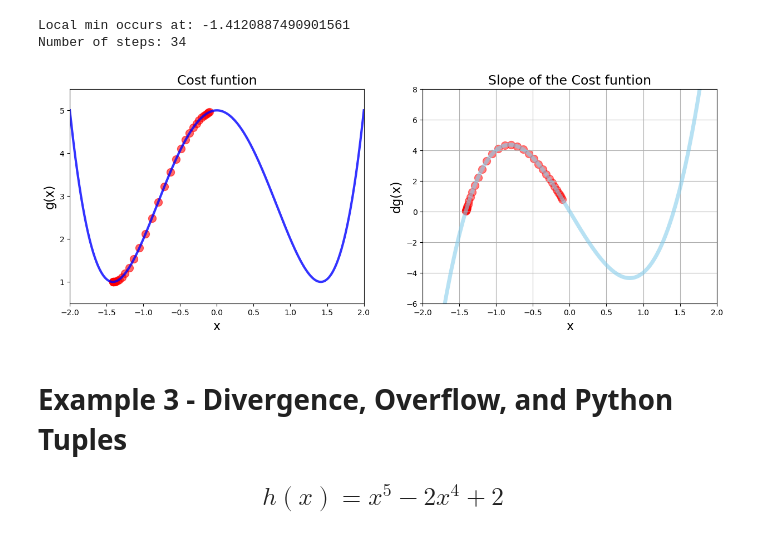
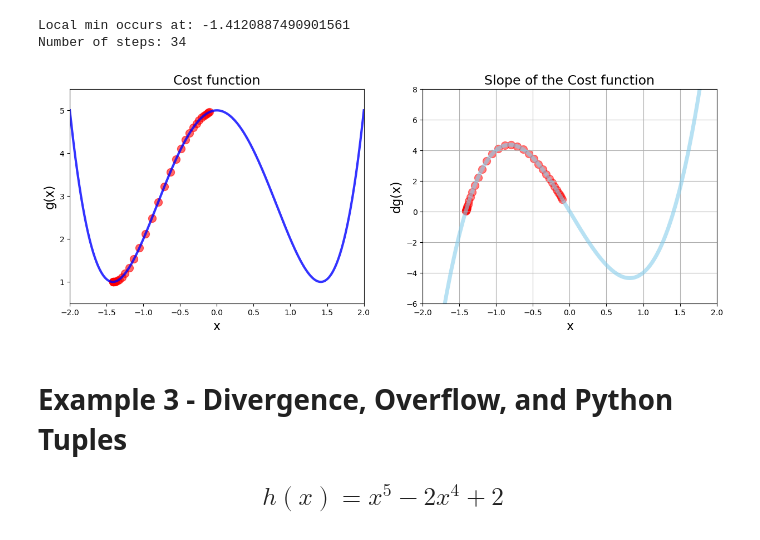
Before and after one commit to JonniiRingo/Datafest_Nuvon, a Jupyter notebook: 03 Gradient Descent.ipynb, the cells around one changed output. Cells and saved outputs as stored; diff of their text form; code cells hidden in the pictures.

```diff
--- a/03 Gradient Descent.ipynb
+++ b/03 Gradient Descent.ipynb
@@ -275,36 +275,36 @@ Number of steps: 34
 # Calling gradient descent function
 local_min, x_list, deriv_list = gradient_descent(derivative_func=dg,initial_guess =  -0.1)
 # Plot functinon derivative and scatter plot side by side
 
 plt.figure(figsize=[15, 5])
 # 1 chart: cost function
 plt.subplot(1, 2, 1)
 
 plt.xlim([-2,2])
 plt.ylim(0.5, 5.5)
 
-plt.title('Cost funtion', fontsize=17)
+plt.title('Cost function', fontsize=17)
 plt.xlabel('x', fontsize=16)
 plt.ylabel('g(x)', fontsize=16)
 
 plt.plot(x_2, g(x_2), color='blue', linewidth=3, alpha=0.8)
 plt.scatter(x_list, g(np.array(x_list)), color='red', s=100, alpha=0.6)
 
 # 2 chart: Derivative
 plt.subplot(1, 2, 2)
-plt.title('Slope of the Cost funtion', fontsize=17)
+plt.title('Slope of the Cost function', fontsize=17)
 plt.xlabel('x', fontsize=16)
 plt.ylabel('dg(x)', fontsize=16)
 plt.grid()
 plt.xlim([-2,2])
 plt.ylim(-6, 8)
 
 plt.plot(x_2, dg(x_2), color='skyblue', linewidth=5, alpha=0.6)
 plt.scatter(x_list, deriv_list, color='red', s=100, alpha=0.5)
 
 plt.show()
 # %% [output]
-[figure, old version]
+[figure, new version]
 # %% [markdown]
 # Example 3 - Divergence, Overflow, and Python Tuples
 ## $$h(x) =  x^5 - 2x^4 + 2$$
```
Also changed, not shown: parts of 7 cells of this notebook, 3 other files.
